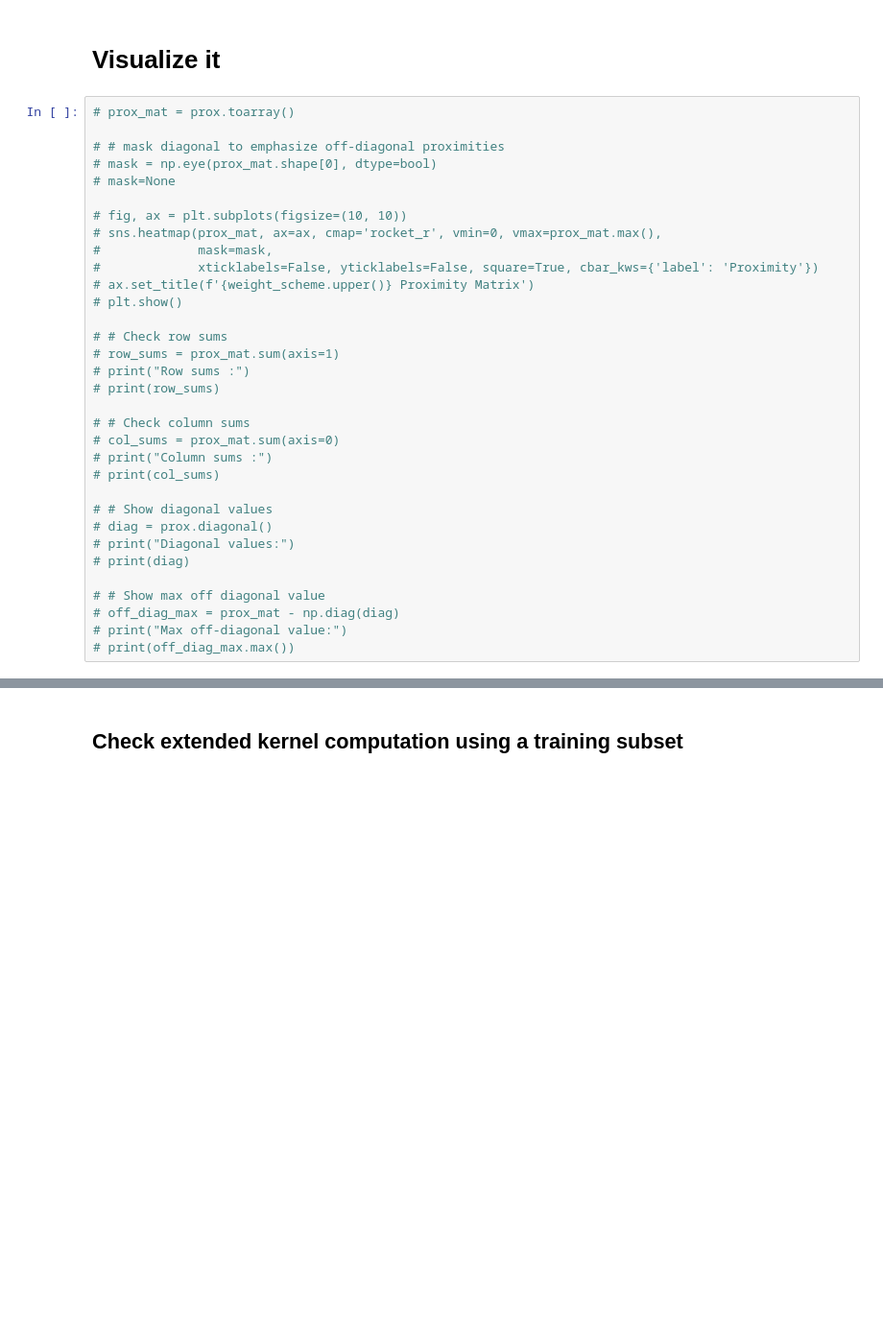
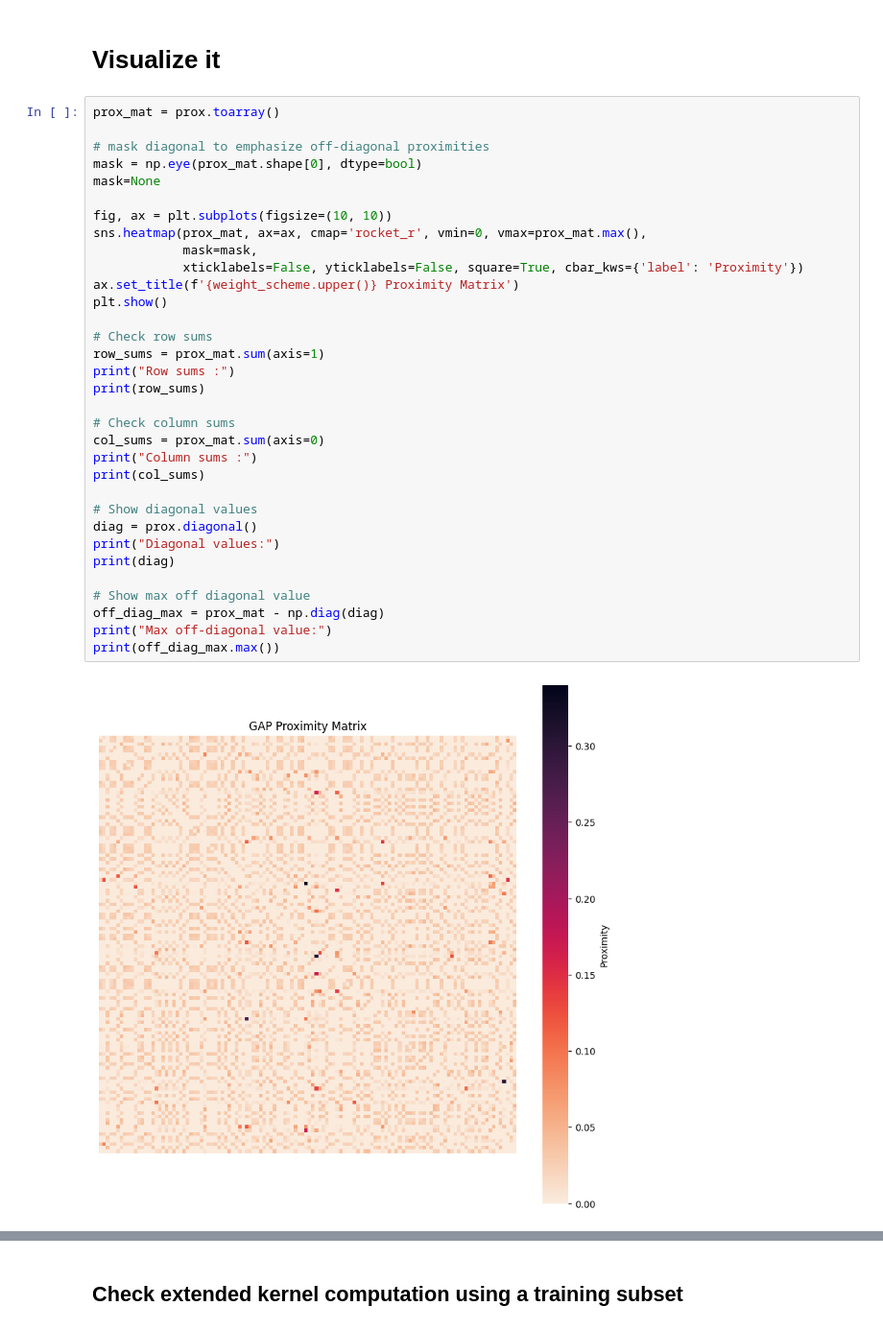
Before and after one commit to jakerhodes/RF-GAP-Python, a Jupyter notebook: demo.ipynb, the cells around one changed output, grey strips where cells are left out. Shown at 96% size. Drawn from its saved outputs; the diff is of its cells as text; blank space fills up the shorter version.

```diff
--- a/demo.ipynb
+++ b/demo.ipynb
@@ -125,35 +133,37 @@ Proximity matrix shape: (21964, 21964), NNZ: 9717127, Density: 0.020142575899683
 # %% [markdown]
 # Visualize it
 # %%
-# prox_mat = prox.toarray()
+prox_mat = prox.toarray()
 
-# # mask diagonal to emphasize off-diagonal proximities
-# mask = np.eye(prox_mat.shape[0], dtype=bool)
-# mask=None
+# mask diagonal to emphasize off-diagonal proximities
+mask = np.eye(prox_mat.shape[0], dtype=bool)
+mask=None
 
-# fig, ax = plt.subplots(figsize=(10, 10))
-# sns.heatmap(prox_mat, ax=ax, cmap='rocket_r', vmin=0, vmax=prox_mat.max(),
-#             mask=mask,
-#             xticklabels=False, yticklabels=False, square=True, cbar_kws={'label': 'Proximity'})
-# ax.set_title(f'{weight_scheme.upper()} Proximity Matrix')
-# plt.show()
+fig, ax = plt.subplots(figsize=(10, 10))
+sns.heatmap(prox_mat, ax=ax, cmap='rocket_r', vmin=0, vmax=prox_mat.max(),
+            mask=mask,
+            xticklabels=False, yticklabels=False, square=True, cbar_kws={'label': 'Proximity'})
+ax.set_title(f'{weight_scheme.upper()} Proximity Matrix')
+plt.show()
 
-# # Check row sums
-# row_sums = prox_mat.sum(axis=1)
-# print("Row sums :")
-# print(row_sums)
+# Check row sums
+row_sums = prox_mat.sum(axis=1)
+print("Row sums :")
+print(row_sums)
 
-# # Check column sums
-# col_sums = prox_mat.sum(axis=0)
-# print("Column sums :")
-# print(col_sums)
+# Check column sums
+col_sums = prox_mat.sum(axis=0)
+print("Column sums :")
+print(col_sums)
 
-# # Show diagonal values
-# diag = prox.diagonal()
-# print("Diagonal values:")
-# print(diag)
+# Show diagonal values
+diag = prox.diagonal()
+print("Diagonal values:")
+print(diag)
 
-# # Show max off diagonal value
-# off_diag_max = prox_mat - np.diag(diag)
-# print("Max off-diagonal value:")
-# print(off_diag_max.max())
+# Show max off diagonal value
+off_diag_max = prox_mat - np.diag(diag)
+print("Max off-diagonal value:")
+print(off_diag_max.max())
+# %% [output]
+[figure, added]
```
Also changed, not shown: parts of 21 cells of this notebook, 1 other file.
